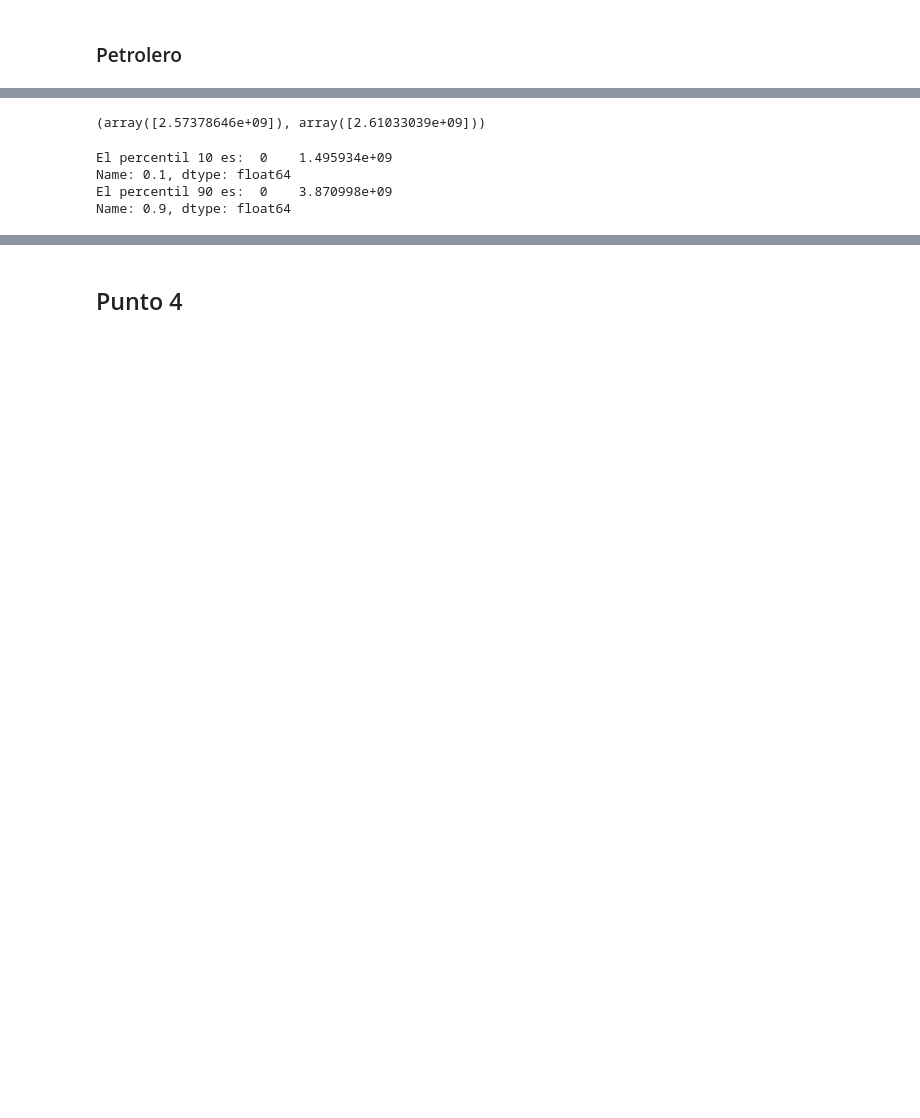
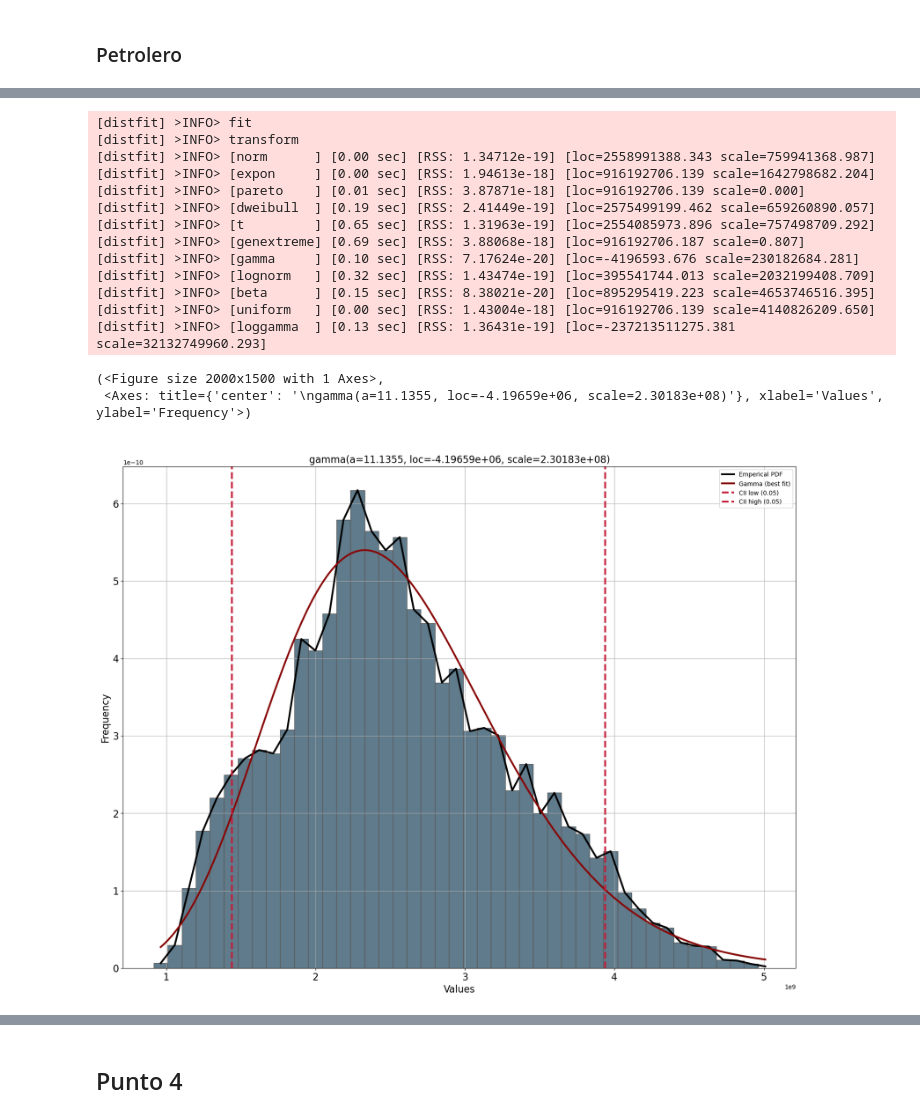
Before and after one commit to davidsmoreno/Analytics, a Jupyter notebook: Modelaje y Mejora De Procesos/Modulo Simulacion/Tarea4/Tarea_4.ipynb, the cells around one changed output, grey strips where cells are left out. Cells and saved outputs as stored; diff of their text form; code cells hidden in the pictures; blank space fills up the shorter version.

```diff
--- a/Modelaje y Mejora De Procesos/Modulo Simulacion/Tarea4/Tarea_4.ipynb
+++ b/Modelaje y Mejora De Procesos/Modulo Simulacion/Tarea4/Tarea_4.ipynb
@@ -284,18 +271,22 @@ POES_values.describe()
-# %%
-import scipy.stats as st
-import math
-
-st.t.interval(confidence=0.95, df=len(POES_values)-1,loc=POES_values.mean(),scale=POES_values.std()/math.sqrt(len(POES_values)))
-# %% [output]
-(array([2.57378646e+09]), array([2.61033039e+09]))
-# %%
-
-percentil_10=POES_values.quantile(0.1)
-percentil_90=POES_values.quantile(0.9)
-print("El percentil 10 es: ", percentil_10)
-print("El percentil 90 es: ", percentil_90)
-# %% [output]
-El percentil 10 es:  0    1.495934e+09
-Name: 0.1, dtype: float64
-El percentil 90 es:  0    3.870998e+09
-Name: 0.9, dtype: float64
+# %%
+from distfit import distfit
+dfit = distfit(todf=True)
+dfit.fit_transform(POES_values[0])
+dfit.plot()
+# %% [output]
+[distfit] >INFO> fit
+[distfit] >INFO> transform
+[distfit] >INFO> [norm      ] [0.00 sec] [RSS: 1.34712e-19] [loc=2558991388.343 scale=759941368.987]
+[distfit] >INFO> [expon     ] [0.00 sec] [RSS: 1.94613e-18] [loc=916192706.139 scale=1642798682.204]
+[distfit] >INFO> [pareto    ] [0.01 sec] [RSS: 3.87871e-18] [loc=916192706.139 scale=0.000]
+[distfit] >INFO> [dweibull  ] [0.19 sec] [RSS: 2.41449e-19] [loc=2575499199.462 scale=659260890.057]
+[distfit] >INFO> [t         ] [0.65 sec] [RSS: 1.31963e-19] [loc=2554085973.896 scale=757498709.292]
+[distfit] >INFO> [genextreme] [0.69 sec] [RSS: 3.88068e-18] [loc=916192706.187 scale=0.807]
+[distfit] >INFO> [gamma     ] [0.10 sec] [RSS: 7.17624e-20] [loc=-4196593.676 scale=230182684.281]
+[distfit] >INFO> [lognorm   ] [0.32 sec] [RSS: 1.43474e-19] [loc=395541744.013 scale=2032199408.709]
+[distfit] >INFO> [beta      ] [0.15 sec] [RSS: 8.38021e-20] [loc=895295419.223 scale=4653746516.395]
+[distfit] >INFO> [uniform   ] [0.00 sec] [RSS: 1.43004e-18] [loc=916192706.139 scale=4140826209.650]
+[distfit] >INFO> [loggamma  ] [0.13 sec] [RSS: 1.36431e-19] [loc=-237213511275.381 scale=32132749960.293]
+(<Figure size 2000x1500 with 1 Axes>,
+ <Axes: title={'center': '\ngamma(a=11.1355, loc=-4.19659e+06, scale=2.30183e+08)'}, xlabel='Values', ylabel='Frequency'>)
+[figure, added]
```
Also changed, not shown: parts of 25 cells of this notebook, 14 other files.
